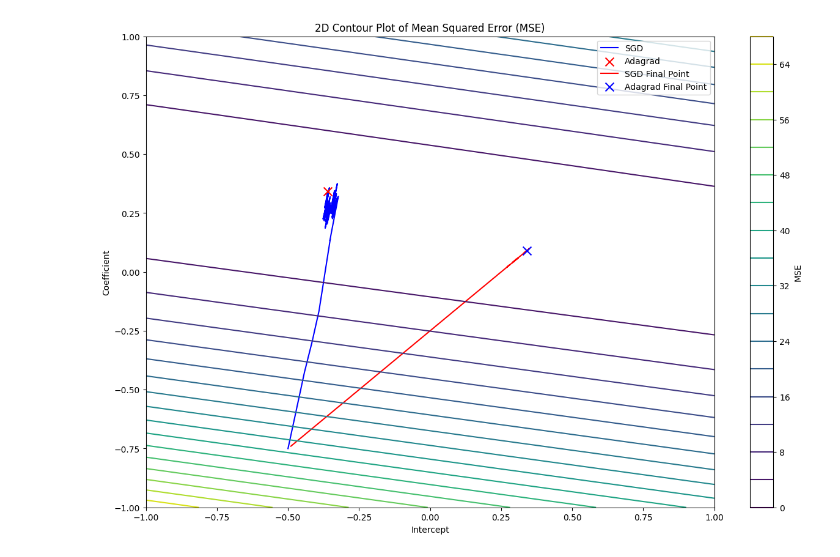
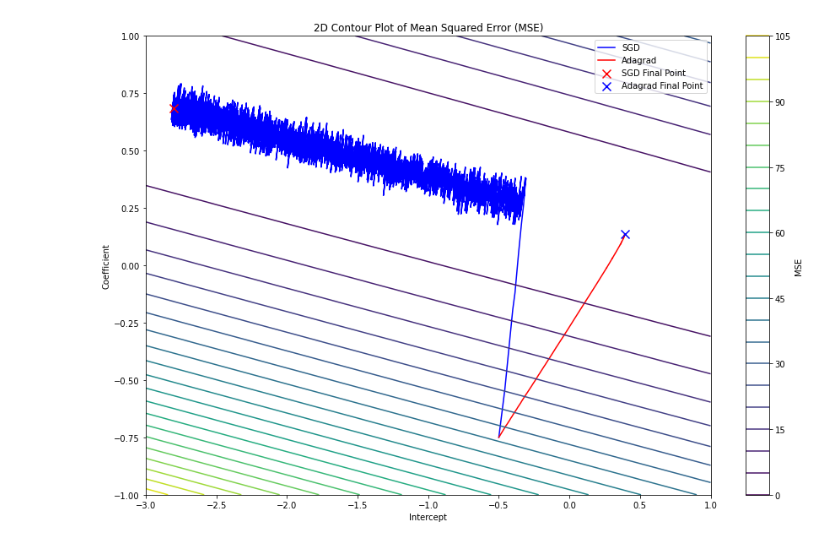
Before and after one commit to bsraya/optimization-algorithms, a Jupyter notebook: adagrad.ipynb, the cells around one changed output. Drawn from its saved outputs; the diff is of its cells as text; code cells hidden in the pictures.

```diff
--- a/adagrad.ipynb
+++ b/adagrad.ipynb
@@ -17,7 +17,7 @@ species_names = [species_map[i] for i in target]
 def predict(intercept, coefficient, x):
   return intercept + coefficient * x
 # %%
-def sgd(x, y, df, epochs=100, alpha = 0.01):
+def sgd(x, y, df, epochs=10000, alpha = 0.01):
     intercept, coefficient, mse = -0.5, -0.75, 0.0
     index = np.random.randint(0, len(x))
     prediction = predict(intercept, coefficient, x[index])
@@ -41,17 +41,29 @@ def sgd(x, y, df, epochs=100, alpha = 0.01):
         df.loc[i] = [intercept, coefficient, mse]
     return df
 # %%
-def adagrad(x, y, df, epochs = 100, learning_rate = 0.01, eps=1e-8):
+def adagrad(x, y, df, epochs = 10000, learning_rate = 0.01, eps=1e-8):
     intercept, coefficient = -0.5, -0.75
+    accumulated_squared_intercept = 0.0
+    accumulated_squared_coefficient = 0.0
 
-    for epoch in range(0, epochs):
+    random_index = np.random.randint(len(features))
+    prediction = predict(intercept, coefficient, x[random_index])
+    mse = ((prediction - y[random_index]) ** 2) / 2
+    df.loc[0] = [intercept, coefficient, mse]
+
+    for epoch in range(1, epochs + 1):
         random_index = np.random.randint(len(features))
         prediction = predict(intercept, coefficient, x[random_index])
         error = prediction - y[random_index]
+
         intercept_gradient = error
         coefficient_gradient = error * x[random_index]
-        intercept -= (learning_rate / np.sqrt(intercept_gradient ** 2 + eps)) * intercept_gradient
-        coefficient -= (learning_rate / np.sqrt(coefficient_gradient ** 2 + eps)) * coefficient_gradient
+
+        accumulated_squared_intercept += intercept_gradient ** 2
+        accumulated_squared_coefficient += coefficient_gradient ** 2
+
+        intercept -= (learning_rate / np.sqrt(accumulated_squared_intercept + eps)) * intercept_gradient
+        coefficient -= (learning_rate / np.sqrt(accumulated_squared_coefficient + eps)) * coefficient_gradient
 
         mse = (error ** 2) / 2
         df.loc[epoch] = [intercept, coefficient, mse]
@@ -66,38 +78,38 @@ sgd_columns = ['intercept', 'coefficient', 'mse']
 sgd_loss_df = pd.DataFrame(columns=sgd_columns)
 sgd_loss_df = sgd(sepal_length, petal_width, sgd_loss_df)
 # %%
-intercept_range = np.linspace(-1.0 , 1.0, 150)
+intercept_range = np.linspace(-3.0 , 1.0, 150)
 coefficient_range = np.linspace(-1.0, 1.0, 150)
 intercept_grid, coefficient_grid = np.meshgrid(intercept_range, coefficient_range)
 
 mse_grid = np.zeros_like(intercept_grid)
 
 for i in range(len(intercept_range)):
     for j in range(len(coefficient_range)):
         # Get current intercept and coefficient values
         intercept = intercept_grid[i, j]
         coefficient = coefficient_grid[i, j]
 
         # Calculate predicted values using the current intercept and coefficient
         y_pred = intercept + coefficient * sepal_length.squeeze()
 
         # Calculate MSE (Mean Squared Error)
         mse = np.mean((y_pred - petal_width)**2)
 
         # Store MSE in the corresponding grid position
         mse_grid[i, j] = mse
 
 plt.figure(figsize=(15, 10))
 contour = plt.contour(intercept_grid, coefficient_grid, mse_grid, levels=20, cmap='viridis')
 plt.colorbar(contour, label='MSE')
 plt.plot(sgd_loss_df['intercept'], sgd_loss_df['coefficient'], color='b', zorder=1)
+plt.plot(adagrad_loss_df['intercept'], adagrad_loss_df['coefficient'], color='r', zorder=1)
 plt.scatter(sgd_loss_df.loc[len(sgd_loss_df)-1, 'intercept'], sgd_loss_df.loc[len(sgd_loss_df)-1, 'coefficient'], color='red', marker='x', s=100, zorder=2)
-plt.plot(adagrad_loss_df['intercept'], adagrad_loss_df['coefficient'], color='r', zorder=1)
 plt.scatter(adagrad_loss_df.loc[len(adagrad_loss_df)-1, 'intercept'], adagrad_loss_df.loc[len(adagrad_loss_df)-1, 'coefficient'], color='blue', marker='x', s=100, zorder=2)
 plt.xlabel('Intercept')
 plt.ylabel('Coefficient')
 plt.title('2D Contour Plot of Mean Squared Error (MSE)')
 plt.legend(['SGD', 'Adagrad', 'SGD Final Point', 'Adagrad Final Point'])
 plt.show()
 # %% [output]
-[figure, old version]
+[figure, new version]
```
Also changed, not shown: 3 other files.
